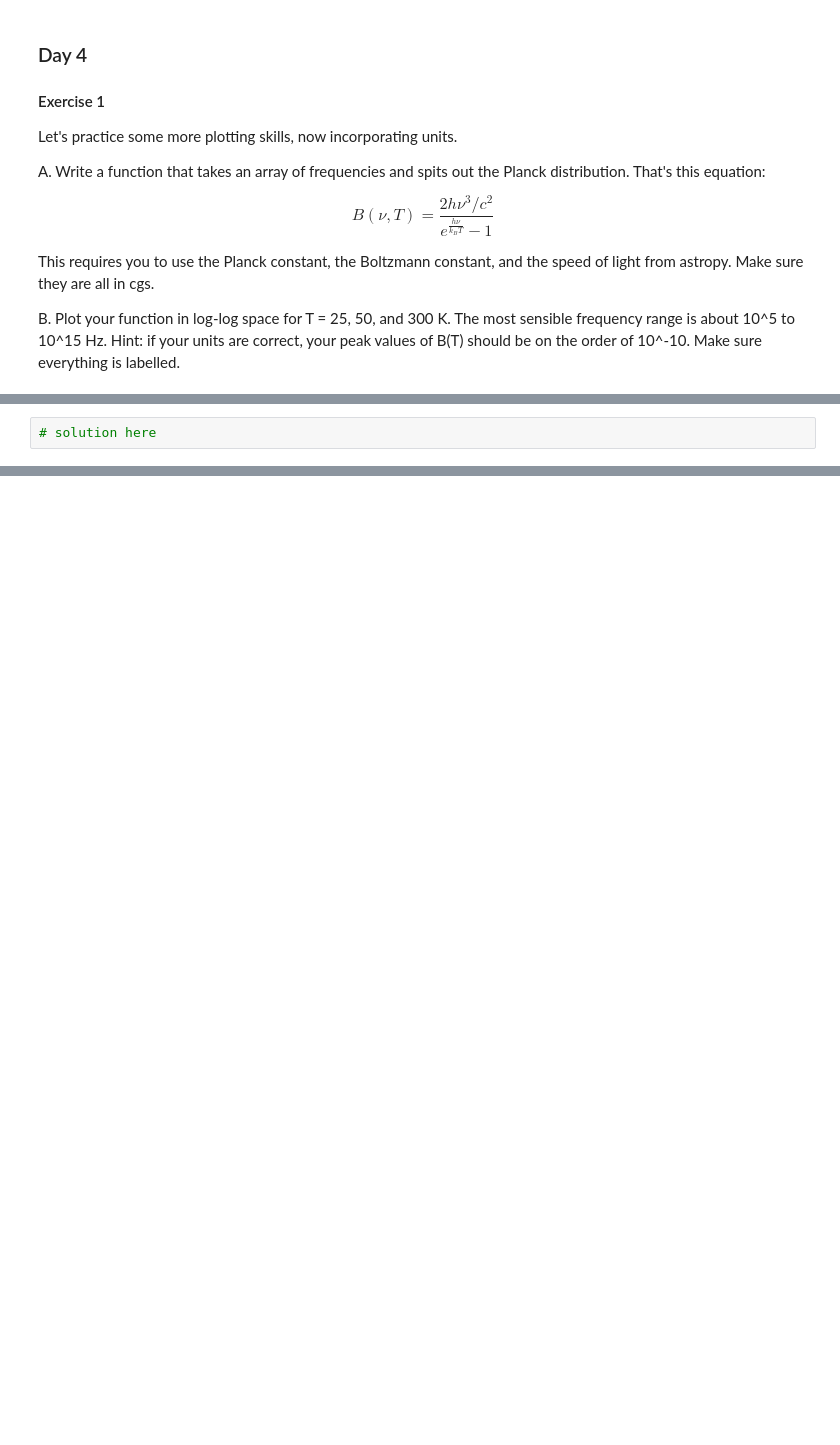
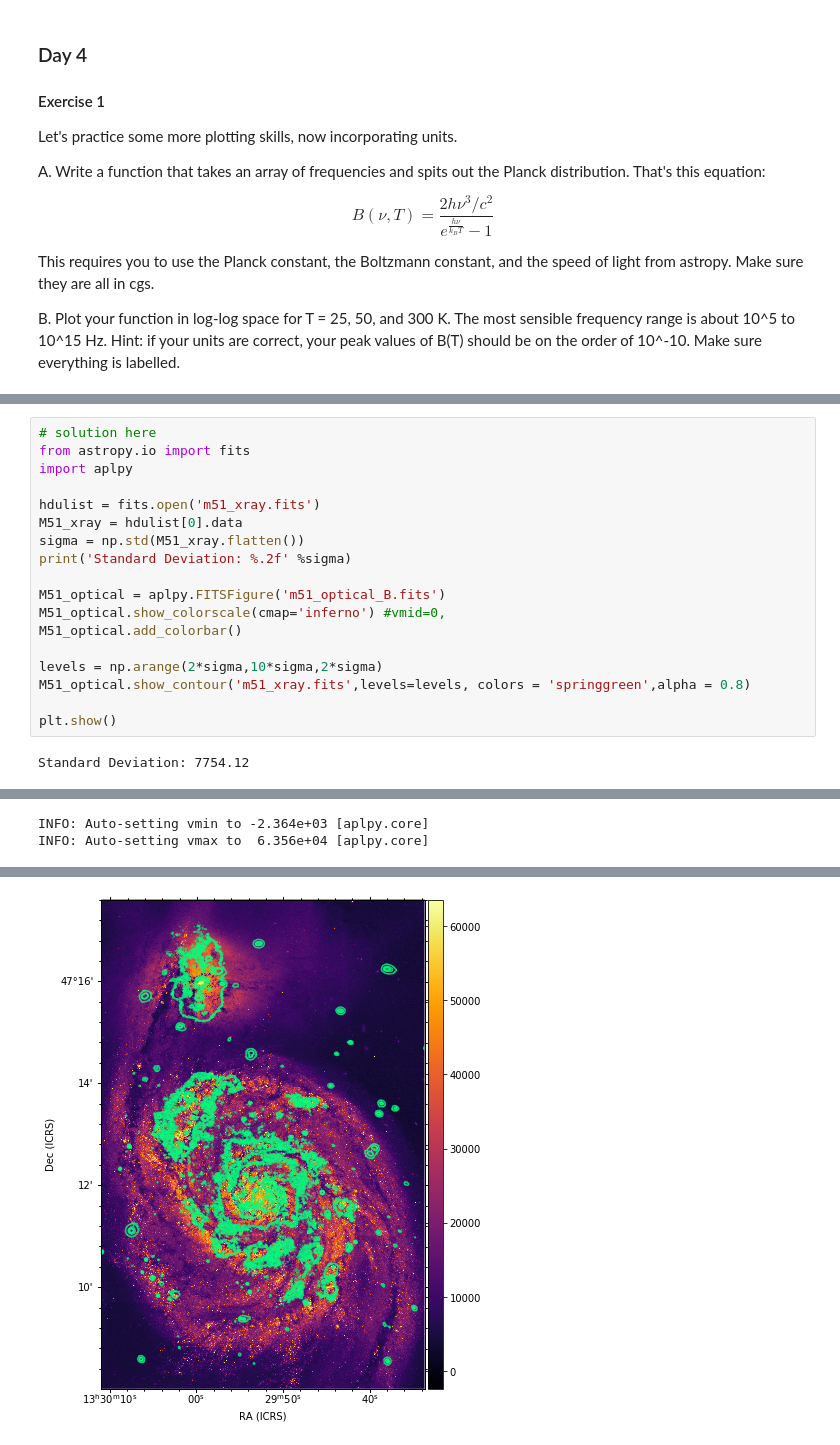
Before and after one commit to UTAustinTAURUS/day-1-exercises-MariaStraight, a Jupyter notebook: Exercises-Day1.ipynb, the cells around one changed output, grey strips where cells are left out. Drawn from its saved outputs; the diff is of its cells as text; blank space fills up the shorter version.

```diff
--- a/Exercises-Day1.ipynb
+++ b/Exercises-Day1.ipynb
@@ -198,5 +264,23 @@ A. Using astropy, open the X-RAY data (m51_xray.fits). Flatten the data array an
 B. Using aplpy, plot a colorscale image of the OPTICAL data. Choose a colormap that is visually appealing (list of them here: https://matplotlib.org/2.0.2/examples/color/colormaps_reference.html). Show the colorbar.
 
 C. Plot the X-ray data as contours above the optical image. Make the contours spring green with 80% opacity and dotted lines. Make the levels go from 2$\sigma$ to 10$\sigma$ in steps of 2$\sigma$. (It might be easier to define the levels array before show_contours, and set levels=levels.)
-# %%
-# solution here
+# %%
+# solution here
+from astropy.io import fits
+import aplpy
+
+hdulist = fits.open('m51_xray.fits')
+M51_xray = hdulist[0].data
+sigma = np.std(M51_xray.flatten())
+print('Standard Deviation: %.2f' %sigma)
+
+M51_optical = aplpy.FITSFigure('m51_optical_B.fits')
+M51_optical.show_colorscale(cmap='inferno') #vmid=0,
+M51_optical.add_colorbar()
+
+levels = np.arange(2*sigma,10*sigma,2*sigma)
+M51_optical.show_contour('m51_xray.fits',levels=levels, colors = 'springgreen',alpha = 0.8)
+
+plt.show()
+# %% [output]
+Standard Deviation: 7754.12
@@ -202,0 +289,2 @@ C. Plot the X-ray data as contours above the optical image. Make the contours sp
+INFO: Auto-setting vmin to -2.364e+03 [aplpy.core]
+INFO: Auto-setting vmax to  6.356e+04 [aplpy.core]
@@ -202,0 +293 @@ C. Plot the X-ray data as contours above the optical image. Make the contours sp
+[figure, added]
```
Also changed, not shown: parts of 9 cells of this notebook.
